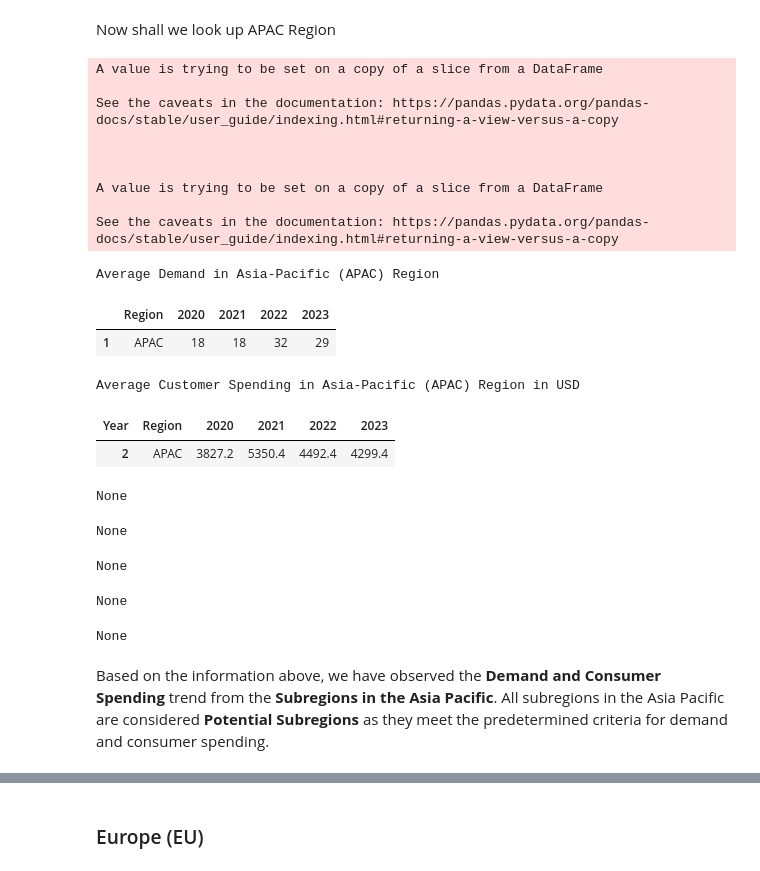
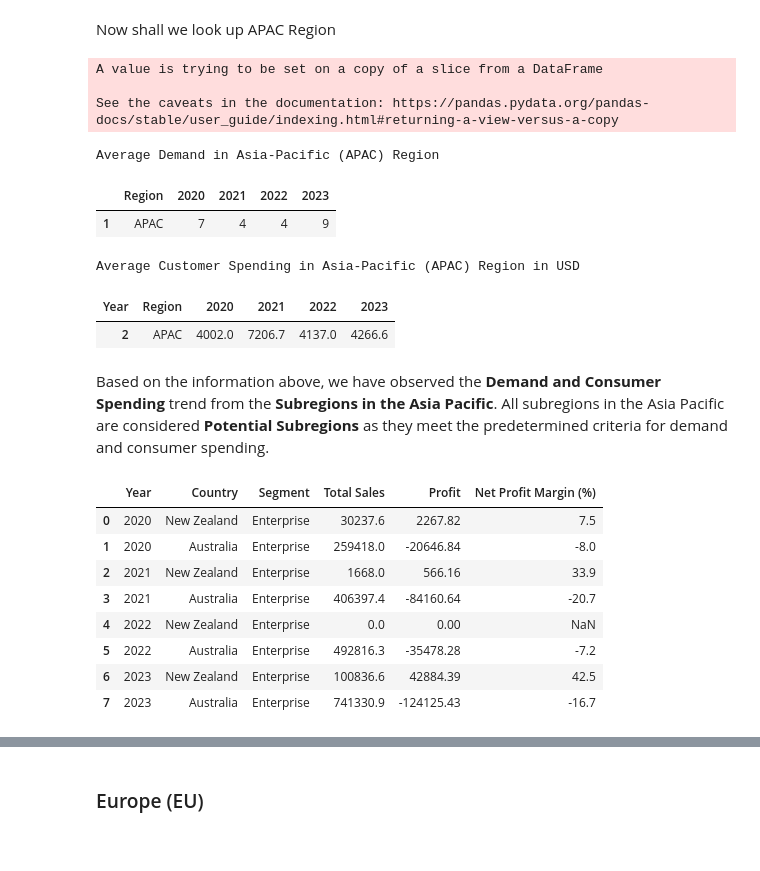
Before and after one commit to nickscoffee/gammaproject, a Jupyter notebook: Shidqi_Capstone Project Module 2_JCDS 0406-011.ipynb, the cells around one changed output, grey strips where cells are left out. Drawn from its saved outputs; the diff is of its cells as text; code cells hidden in the pictures.

```diff
--- a/Shidqi_Capstone Project Module 2_JCDS 0406-011.ipynb
+++ b/Shidqi_Capstone Project Module 2_JCDS 0406-011.ipynb
@@ -614,0 +657,12 @@ The analysis will consider the following data points from our dataset:
+# %%
+#Look up the effectiveness of the segments
+list_segment = []
+for x in source['Year'].unique():
+    for y in source['Segment'].unique():
+        list_segment.append([x, y, source[(source['Year'] == x) & (source['Segment'] == y)]['Customer ID'].nunique(), source[(source['Year'] == x) & (source['Segment'] == y)]['Order ID'].nunique(), source[(source['Year'] == x) & (source['Segment'] == y)]['Sales'].sum(), source[(source['Year'] == x) & (source['Segment'] == y)]['Profit'].sum()])
+segment = pd.DataFrame(data=list_segment,
+                       columns=['Year', 'Segment', 'Total Customer', 'Demand', 'Sales', 'Profit'])
+segment['(%) NPM'] = round(((segment['Profit']/segment['Sales'])*100), 1)
+segment.sort_values(by='Year', inplace=True)
+segment.reset_index(inplace=True)
+segment.drop('index', axis=1, inplace=True)
@@ -615,3 +774,6 @@ The analysis will consider the following data points from our dataset:
+# %%
+#Remove SMB and Strategic Segment
+source = source[source['Segment'] == 'Enterprise']
 # %% [markdown]
 **Based on Region**
 
@@ -624,27 +786,16 @@ First, let's look at the distribution of customers and the transaction value bas
 2. **Customer Spending** on each **Region**.
 # %%
 #Proportion Customer Distribution
-list_customer_spread = []
-for x in source['Year'].unique():
-    for z in source['Region'].unique():
-        list_customer_spread.append([x, z, source[(source['Year'] == x) & (source['Region'] == z)]['Customer ID'].nunique()])
-customer_spread = pd.DataFrame(data = list_customer_spread,
-                               columns = ['Year', 'Region', 'Total Customer'])
-customer_spread.sort_values(by=['Year', 'Region'], inplace=True)
-customer_spread.reset_index(inplace=True)
-customer_spread.drop('index', axis=1, inplace=True)
-#Filter by year
-customer_spread_2020 = customer_spread[customer_spread['Year'] == 2020]
-customer_spread_2021 = customer_spread[customer_spread['Year'] == 2021]
-customer_spread_2022 = customer_spread[customer_spread['Year'] == 2022]
-customer_spread_2023 = customer_spread[customer_spread['Year'] == 2023]
+customer_spread = source.groupby(['Year', 'Region'])['Customer ID'].nunique().reset_index()
+customer_spread.columns = ['Year', 'Region', 'Total Customer']
 
 #Create subplots with 2 rows and 2 columns
 fig_customer_spread_region = make_subplots(rows=2, cols=2, subplot_titles=['2020', '2021', '2022', '2023'], specs=[[{'type':'pie'}, {'type':'pie'}], [{'type':'pie'}, {'type':'pie'}]])
 
 #Create a pie chart for each year
-for i, df in enumerate([customer_spread_2020, customer_spread_2021, customer_spread_2022, customer_spread_2023]):
-    fig_customer_spread_region.add_trace(go.Pie(labels=df['Region'], values=df['Total Customer'], name=str(i+2020)), row=(i // 2) + 1, col=(i % 2) + 1)
+for year in customer_spread['Year'].unique():
+    df = customer_spread[customer_spread['Year'] == year]
+    fig_customer_spread_region.add_trace(go.Pie(labels=df['Region'], values=df['Total Customer'], name=str(year)), row=((year-2020) // 2) + 1, col=((year-2020) % 2) + 1)
 
 #Update layout
 fig_customer_spread_region.update_layout(height=600, width=800, title_text="Region Customer Spread by Year")
@@ -746,51 +903,60 @@ Now shall we look up APAC Region
 apac = source[source['Region'] == 'APAC']
 apac.sort_values(by='Order ID', inplace=True)
 apac.reset_index(inplace=True)
-apac.drop('Row ID', axis=1, inplace=True)
 # %% [output]
 A value is trying to be set on a copy of a slice from a DataFrame
 
 See the caveats in the documentation: https://pandas.pydata.org/pandas-docs/stable/user_guide/indexing.html#returning-a-view-versus-a-copy
-
-
-
-A value is trying to be set on a copy of a slice from a DataFrame
-
-See the caveats in the documentation: https://pandas.pydata.org/pandas-docs/stable/user_guide/indexing.html#returning-a-view-versus-a-copy
 # %%
 #Determine Demand per Year of Subregion in Asia-Pacific (APAC)
 list_demand_apac = []
 for x in apac['Year'].unique():
     for y in apac['Subregion'].unique():
         list_demand_apac.append([x, y, apac[(apac['Year'] == x) & (apac['Subregion'] == y)]['Country'].unique(), apac[(apac['Year'] == x) & (apac['Subregion'] == y)]['Order ID'].nunique(), round(apac[(apac['Year'] == x) & (apac['Subregion'] == y)]['Sales'].median(), 0)])
 demand_apac = pd.DataFrame(data = list_demand_apac,
                                columns = ['Year', 'Subregion', 'Country', 'Demand', 'Customer Spending'])
 #Showing Parameter
 print('Average Demand in Asia-Pacific (APAC) Region')
 display(average_demand[average_demand['Region'] == 'APAC'])
 print("Average Customer Spending in Asia-Pacific (APAC) Region in USD")
 display(customer_spending[customer_spending['Region'] == 'APAC'])
 
 #Create APAC Demand Line Cart
 for subregion in demand_apac['Subregion'].unique():
     demand_APACsubregion = demand_apac[demand_apac['Subregion'] == subregion]
     fig_demand_apac = px.line(demand_APACsubregion, x='Year', y='Demand', title=f"Demand per Year for {subregion}")
     fig_demand_apac.update_layout(xaxis=dict(tickmode='linear', tick0=demand_apac['Year'].min(), dtick=1))
     for index, row in demand_APACsubregion.iterrows():
-        fig_demand_apac.add_annotation(x=row['Year'], y=row['Demand'], text=f"Customer Spending: ${int(row['Customer Spending'])}",
+        fig_demand_apac.add_annotation(x=row['Year'], y=row['Demand'], text=f"Customer Spending: ${row['Customer Spending']}",
                        showarrow=True, arrowhead=1)
-    display(fig_demand_apac.show())
+    fig_demand_apac.show()
 # %% [output]
 Average Demand in Asia-Pacific (APAC) Region
 |  | Region | 2020 | 2021 | 2022 | 2023 |
-| 1 | APAC | 18 | 18 | 32 | 29 |
+| 1 | APAC | 7 | 4 | 4 | 9 |
 Average Customer Spending in Asia-Pacific (APAC) Region in USD
 | Year | Region | 2020 | 2021 | 2022 | 2023 |
-| 2 | APAC | 3827.2 | 5350.4 | 4492.4 | 4299.4 |
+| 2 | APAC | 4002.0 | 7206.7 | 4137.0 | 4266.6 |
-None
-None
-None
-None
-None
 # %% [markdown]
 Based on the information above, we have observed the **Demand and Consumer Spending** trend from the **Subregions in the Asia Pacific**. All subregions in the Asia Pacific are considered **Potential Subregions** as they meet the predetermined criteria for demand and consumer spending.
+# %%
+anz = apac[apac['Subregion'] == 'ANZ']
+list_anz = []
+for x in anz['Year'].unique():
+    for y in anz['Country'].unique():
+        for z in anz['Segment'].unique():
+            list_anz.append([x, y, z, anz[(anz['Year'] == x) & (anz['Country'] == y) & (anz['Segment'] == z)]['Sales'].sum(), anz[(anz['Year'] == x) & (anz['Country'] == y) & (anz['Segment'] == z)]['Profit'].sum()])
+ausie = pd.DataFrame(data=list_anz,
+                     columns=['Year', 'Country', 'Segment', 'Total Sales', 'Profit'])
+ausie['Net Profit Margin (%)'] = round(((ausie['Profit']/ausie['Total Sales'])*100), 1)
+ausie
+# %% [output]
+|  | Year | Country | Segment | Total Sales | Profit | Net Profit Margin (%) |
+| 0 | 2020 | New Zealand | Enterprise | 30237.6 | 2267.82 | 7.5 |
+| 1 | 2020 | Australia | Enterprise | 259418.0 | -20646.84 | -8.0 |
+| 2 | 2021 | New Zealand | Enterprise | 1668.0 | 566.16 | 33.9 |
+| 3 | 2021 | Australia | Enterprise | 406397.4 | -84160.64 | -20.7 |
+| 4 | 2022 | New Zealand | Enterprise | 0.0 | 0.00 | NaN |
+| 5 | 2022 | Australia | Enterprise | 492816.3 | -35478.28 | -7.2 |
+| 6 | 2023 | New Zealand | Enterprise | 100836.6 | 42884.39 | 42.5 |
+| 7 | 2023 | Australia | Enterprise | 741330.9 | -124125.43 | -16.7 |
```
Also changed, not shown: parts of 38 cells of this notebook.
